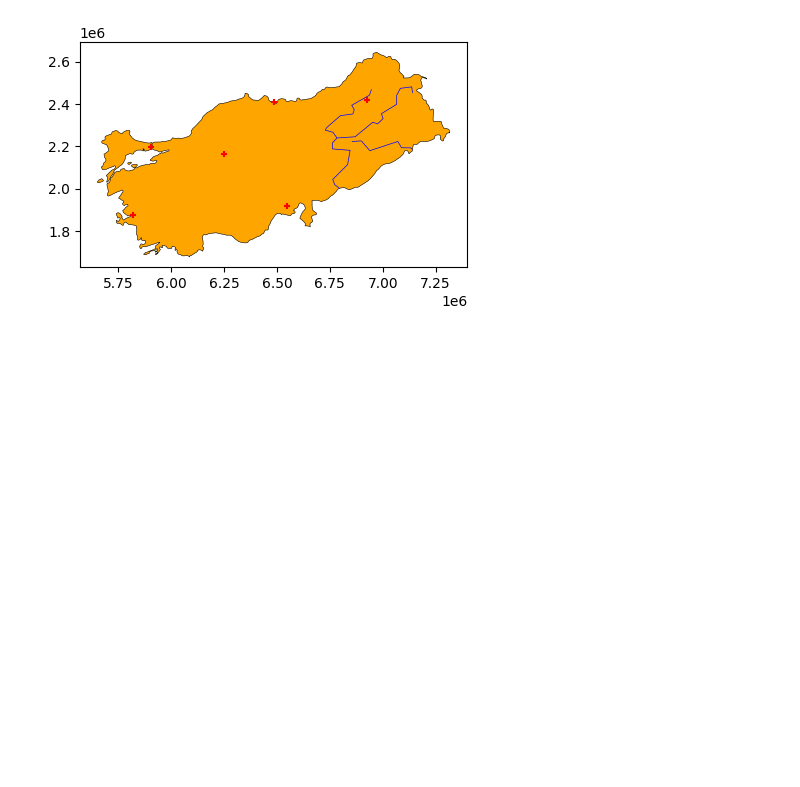
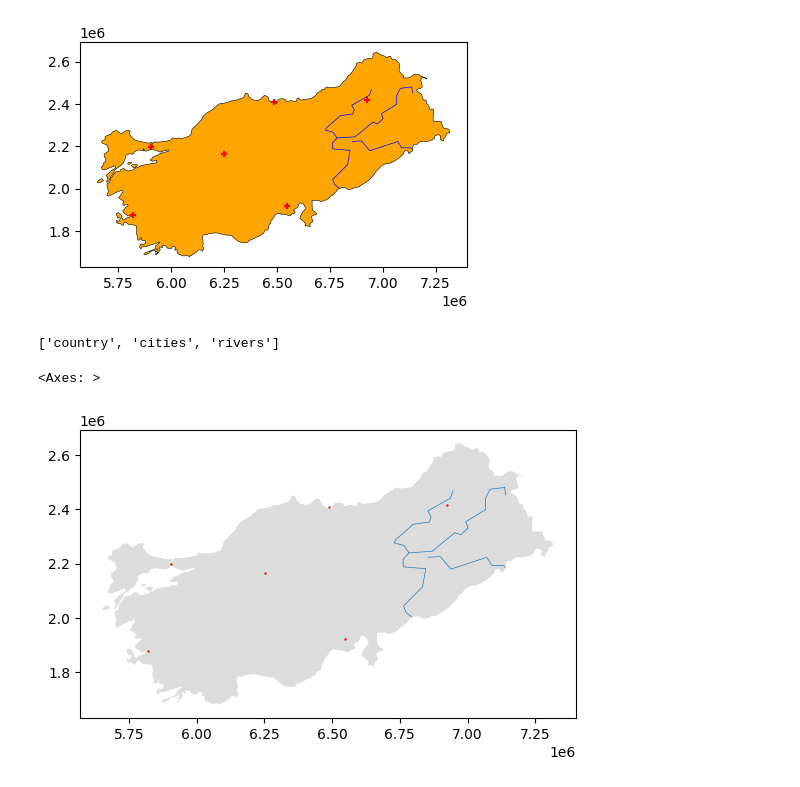
Before and after one commit to 1IAS21-Tarea/simpleplot, a Jupyter notebook: Evalucion2.ipynb, the cells around one changed output. Cells and saved outputs as stored; diff of their text form; code cells hidden in the pictures; blank space fills up the shorter version.

```diff
--- a/Evalucion2.ipynb
+++ b/Evalucion2.ipynb
@@ -189,3 +188,23 @@ import os
 turkey_5636.to_file(os.path.join("maps","turkey_5636","turkeyMaps_5636.gpkg"), layer='country', driver="GPKG")
 cities_5636.to_file(os.path.join("maps","turkey_5636","turkeyMaps_5636.gpkg"), layer='cities', driver="GPKG")
 rivers_5636.to_file(os.path.join("maps","turkey_5636","turkeyMaps_5636.gpkg"), layer='rivers', driver="GPKG")
+# %%
+#Get the link for the geopackage and make sure it is working well.
+turkeyMaps_5636='https://github.com/1IAS21-Tarea/simpleplot/raw/main/maps/turkey_5636/turkeyMaps_5636.gpkg'
+# %%
+from  fiona import listlayers
+
+listlayers(turkeyMaps_5636)
+# %% [output]
+['country', 'cities', 'rivers']
+# %%
+turkey_5636=gpd.read_file(turkeyMaps_5636,layer='country')
+cities_5636=gpd.read_file(turkeyMaps_5636,layer='cities')
+rivers_5636=gpd.read_file(turkeyMaps_5636,layer='rivers')
+# %%
+base = turkey_5636.plot(facecolor='gainsboro')
+cities_5636.plot(ax=base, markersize=0.5, color='red')
+rivers_5636.plot(ax=base, linewidth=0.5)
+# %% [output]
+<Axes: >
+[figure, added]
```
Also changed, not shown: parts of 8 cells of this notebook, 1 other file.
